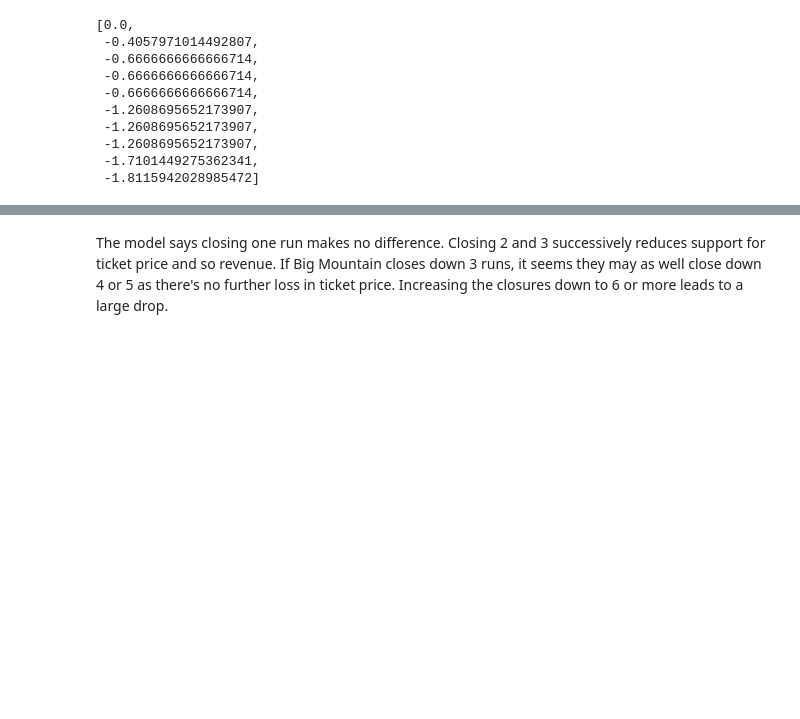
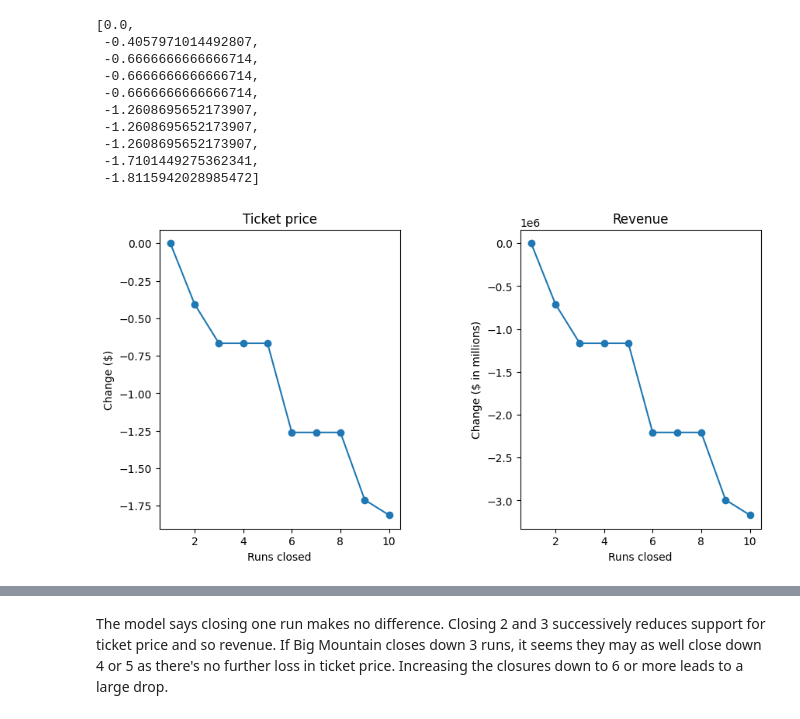
Before and after one commit to sanjaypatel16/DataScienceGCapstone, a Jupyter notebook: Notebooks/05_modeling.ipynb, the cells around one changed output, grey strips where cells are left out. Saved outputs shown, nothing was run; the diff lists cells and outputs as text; code cells hidden in the pictures; blank space fills up the shorter version.

```diff
--- a/Notebooks/05_modeling.ipynb
+++ b/Notebooks/05_modeling.ipynb
@@ -50,7 +50,7 @@ from sklearn.model_selection import cross_validate
 # This isn't exactly production-grade, but a quick check for development
 # These checks can save some head-scratching in development when moving from
 # one python environment to another, for example
-expected_model_version = '1.0'
+expected_model_version = 1.0
 model_path = '../models/ski_resort_pricing_model.pkl'
 if os.path.exists(model_path):
     with open(model_path, 'rb') as f:
@@ -288,7 +340,7 @@ big_mountain[all_feats]
 |  | vertical_drop | Snow Making_ac | total_chairs | fastQuads | Runs | LongestRun_mi | trams | ... |
 | 124 | 2353 | 600.0 | 14 | 3 | 105.0 | 3.3 | 0 | ... |
 # %%
-#Code task 2#
+#code task 2#
 #In this function, copy the Big Mountain data into a new data frame
 #(Note we use .copy()!)
 #And then for each feature, and each of its deltas (changes from the original),
@@ -309,7 +361,7 @@ def predict_increase(features, deltas):
 
     bm2 = X_bm.copy()
     for f, d in zip(features, deltas):
-        bm2[___] += ___
+        bm2[features] += deltas
     return model.predict(bm2).item() - model.predict(X_bm).item()
 # %% [markdown]
 ### 5.9.1 Scenario 1<a id='5.9.1_Scenario_1'></a>
@@ -338,16 +390,18 @@ price_deltas
 # %%
 #Code task 3#
 #Create two plots, side by side, for the predicted ticket price change (delta) for each
 #condition (number of runs closed) in the scenario and the associated predicted revenue
 #change on the assumption that each of the expected visitors buys 5 tickets
 #There are two things to do here:
 #1 - use a list comprehension to create a list of the number of runs closed from `runs_delta`
 #2 - use a list comprehension to create a list of predicted revenue changes from `price_deltas`
-runs_closed = [-1 * ___ for ___ in runs_delta] #1
+runs_closed = [-1 * x for x in runs_delta] #1
 fig, ax = plt.subplots(1, 2, figsize=(10, 5))
 fig.subplots_adjust(wspace=0.5)
 ax[0].plot(runs_closed, price_deltas, 'o-')
 ax[0].set(xlabel='Runs closed', ylabel='Change ($)', title='Ticket price')
-revenue_deltas = [5 * expected_visitors * ___ for ___ in ___] #2
+revenue_deltas = [5 * expected_visitors * x for x in price_deltas] #2
 ax[1].plot(runs_closed, revenue_deltas, 'o-')
-ax[1].set(xlabel='Runs closed', ylabel='Change ($)', title='Revenue');
+ax[1].set(xlabel='Runs closed', ylabel='Change ($ in millions)', title='Revenue');
+# %% [output]
+[figure, added]
```
Also changed, not shown: parts of 13 cells of this notebook.
